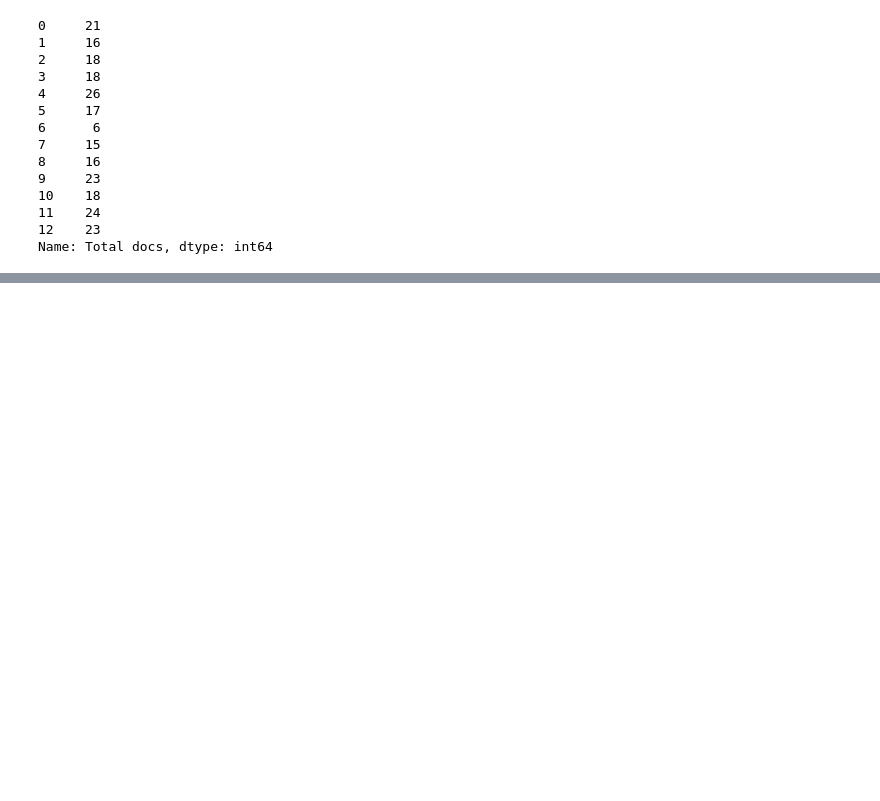
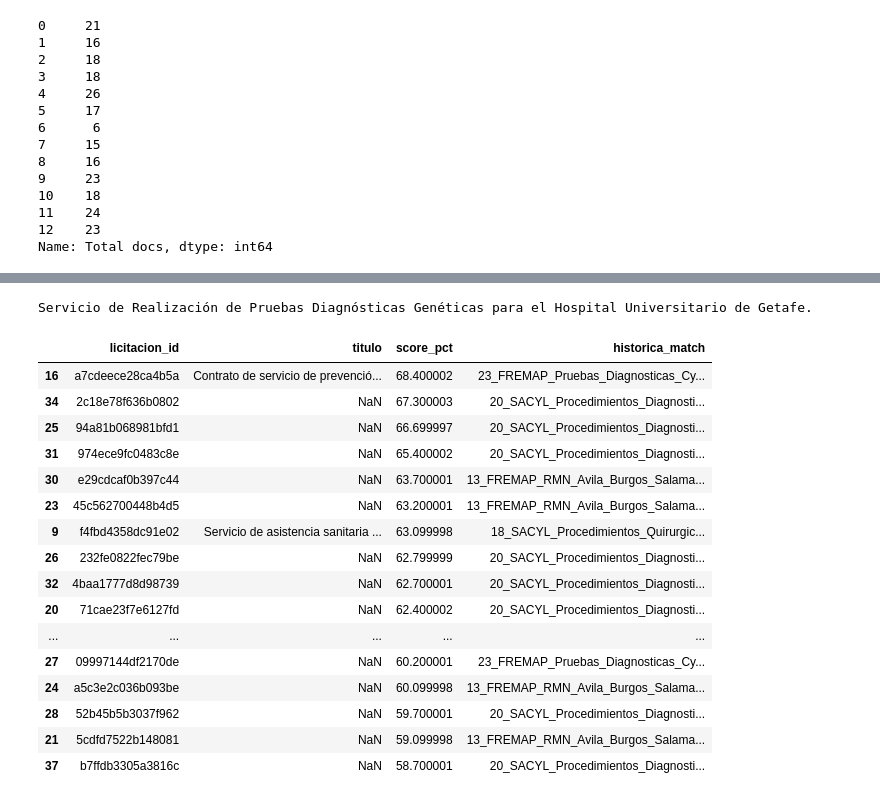
Before and after one commit to SebsAcosta97/Licitaciones, a Jupyter notebook: Notebooks/ML.ipynb, the cells around one changed output, grey strips where cells are left out. Cells and saved outputs as stored; diff of their text form; code cells hidden in the pictures; blank space fills up the shorter version.

Commit message:
TFM scoring y ajustes html

```diff
--- a/Notebooks/ML.ipynb
+++ b/Notebooks/ML.ipynb
@@ -1058,0 +1516,8 @@ dataset_final = pd.concat(
+# %%
+test_df["texto_ml"] = (
+    test_df["titulo"].fillna("").astype(str)
+    + " "
+    + test_df["descripcion"].fillna("").astype(str)
+    + " "
+    + test_df["texto_html_organizado"].fillna("").astype(str)
+)
@@ -1058,0 +1536,4 @@ dataset_final = pd.concat(
+# %%
+print(test_df.iloc[0]["texto_ml"][:2000])
+# %% [output]
+Servicio de Realización de Pruebas Diagnósticas Genéticas para el Hospital Universitario de Getafe.
@@ -1058,0 +1551,54 @@ dataset_final = pd.concat(
+# %%
+from sklearn.metrics.pairwise import cosine_similarity
+
+sim = cosine_similarity(
+    embeddings_test,
+    historicas
+)
+# %%
+import numpy as np
+
+idx_max = np.argmax(sim, axis=1)
+
+test_df["score_match"] = sim.max(axis=1)
+
+test_df["score_pct"] = (
+    test_df["score_match"] * 100
+).round(1)
+
+test_df["historica_match"] = [
+    dataset_final.iloc[i]["expediente"]
+    for i in idx_max
+]
+# %%
+resultado = test_df[
+    [
+        "licitacion_id",
+        "titulo",
+        "score_pct",
+        "historica_match"
+    ]
+].sort_values(
+    "score_pct",
+    ascending=False
+)
+
+resultado.head(20)
+# %% [output]
+|  | licitacion_id | titulo | score_pct | historica_match |
+| 16 | a7cdeece28ca4b5a | Contrato de servicio de prevenció... | 68.400002 | 23_FREMAP_Pruebas_Diagnosticas_Cy... |
+| 34 | 2c18e78f636b0802 | NaN | 67.300003 | 20_SACYL_Procedimientos_Diagnosti... |
+| 25 | 94a81b068981bfd1 | NaN | 66.699997 | 20_SACYL_Procedimientos_Diagnosti... |
+| 31 | 974ece9fc0483c8e | NaN | 65.400002 | 20_SACYL_Procedimientos_Diagnosti... |
+| 30 | e29cdcaf0b397c44 | NaN | 63.700001 | 13_FREMAP_RMN_Avila_Burgos_Salama... |
+| 23 | 45c562700448b4d5 | NaN | 63.200001 | 13_FREMAP_RMN_Avila_Burgos_Salama... |
+| 9 | f4fbd4358dc91e02 | Servicio de asistencia sanitaria ... | 63.099998 | 18_SACYL_Procedimientos_Quirurgic... |
+| 26 | 232fe0822fec79be | NaN | 62.799999 | 20_SACYL_Procedimientos_Diagnosti... |
+| 32 | 4baa1777d8d98739 | NaN | 62.700001 | 20_SACYL_Procedimientos_Diagnosti... |
+| 20 | 71cae23f7e6127fd | NaN | 62.400002 | 20_SACYL_Procedimientos_Diagnosti... |
+| ... | ... | ... | ... | ... |
+| 27 | 09997144df2170de | NaN | 60.200001 | 23_FREMAP_Pruebas_Diagnosticas_Cy... |
+| 24 | a5c3e2c036b093be | NaN | 60.099998 | 13_FREMAP_RMN_Avila_Burgos_Salama... |
+| 28 | 52b45b5b3037f962 | NaN | 59.700001 | 20_SACYL_Procedimientos_Diagnosti... |
+| 21 | 5cdfd7522b148081 | NaN | 59.099998 | 13_FREMAP_RMN_Avila_Burgos_Salama... |
+| 37 | b7ffdb3305a3816c | NaN | 58.700001 | 20_SACYL_Procedimientos_Diagnosti... |
```
Also changed, not shown: parts of 41 cells of this notebook, 4 other files.
